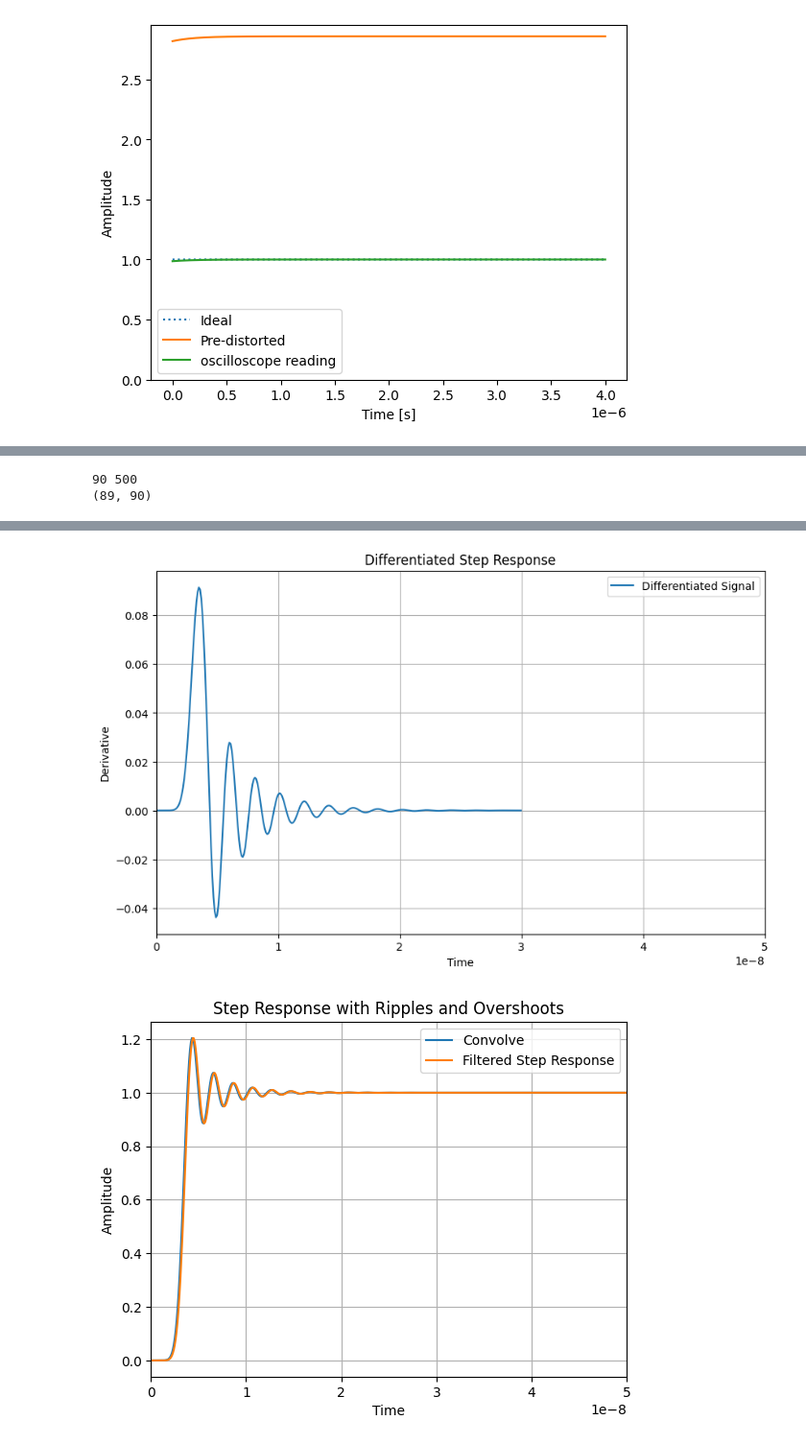
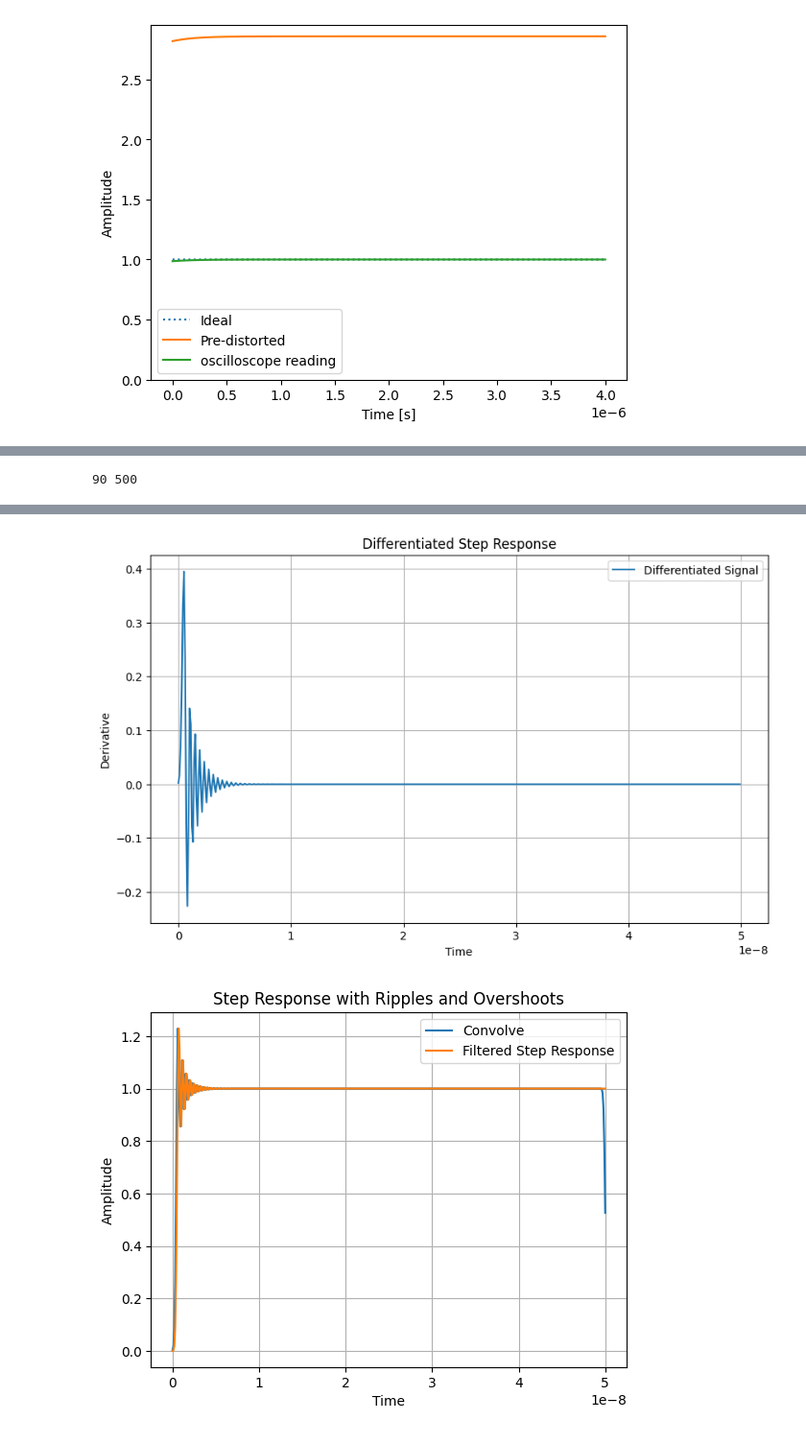
Before and after one commit to mainCSG/QBlox-CSG, a Jupyter notebook: experiments/bias-tee-transfer-function/transfer_function.ipynb, the cells around one changed output, grey strips where cells are left out. Shown: that part at 96% size. Saved outputs shown, nothing was run; the diff lists cells and outputs as text; code cells hidden in the pictures.

```diff
--- a/experiments/bias-tee-transfer-function/transfer_function.ipynb
+++ b/experiments/bias-tee-transfer-function/transfer_function.ipynb
@@ -131,7 +128,7 @@ import scipy as sp
 
 # Define parameters
 num_taps_fir = 5  # Number of taps for the FIR filter
-num_taps_iir = 16   # Number of taps for the IIR filter
+num_taps_iir = 15   # Number of taps for the IIR filter
 
 Ts_AWG = 1.8e9
 Ts_Osc = 10e9
@@ -141,13 +138,11 @@ fs_Osc = 1/Ts_Osc
 TPulse = 50e-9
 
 N = int(TPulse * Ts_AWG)
+
 M = int(TPulse * Ts_Osc)
+
 print(N,M)
 H_resampling = construct_resampling_matrix(N, M)
-
-
-x = np.ones(N)
-y = np.ones(M)
 
 D = np.zeros((N-1, N))
 
@@ -158,16 +153,14 @@ np.fill_diagonal(D, 1)
 for i in range(N-1):
     D[i, i+1] = -1
 
-print(D.shape)
-np.power(D@x, 2).sum()
-
 # Generate step input
 t = np.linspace(0, TPulse, M)
 step_input = np.ones_like(t)
+step_input = sp.ndimage.gaussian_filter1d(step_input, sigma=0.1)
 
 
 # Design IIR filter (for generating ripples and overshoots)
-iir_b, iir_a = signal.butter(num_taps_iir, 0.1)
+iir_b, iir_a = signal.butter(num_taps_iir, 0.5)
 output_iir = signal.lfilter(iir_b, iir_a, step_input)
 
 
@@ -184,28 +177,29 @@ plt.ylabel('Amplitude')
 plt.title('Step Response with Ripples and Overshoots')
 plt.grid(True)
 plt.legend()
-plt.xlim(0,50e-9)
 plt.show()
+
 
 h = np.diff(output_iir)
 
 # Plot the differentiated signal
 plt.figure(figsize=(10, 6))
-plt.plot(t[:300], h[:300], label='Differentiated Signal')
+plt.plot(t[:-1], h, label='Differentiated Signal')
 plt.xlabel('Time')
 plt.ylabel('Derivative')
 plt.title('Differentiated Step Response')
 plt.grid(True)
 plt.legend()
-plt.xlim(0,50e-9)
+# plt.xlim(0,50e-9)
 plt.show()
 
 Himp = sp.linalg.convolution_matrix(h, n=M)[:M,:M]
 
 # print(M, N,Himp.shape,  H_resampling.shape, x.shape)
 # print(Himp.shape, H_resampling.shape)
+x = np.ones(N)
 y = Himp @ H_resampling @ x
-# y = np.convolve(h, x)[:M]
+# print(y)
 
 plt.plot(t,y, label='Convolve')
 plt.plot(t, output_iir, label='Filtered Step Response')
@@ -215,8 +209,6 @@ plt.ylabel('Amplitude')
 plt.title('Step Response with Ripples and Overshoots')
 plt.grid(True)
 plt.legend()
-plt.xlim(0,50e-9)
 plt.show()
 # %% [output]
 90 500
-(89, 90)
@@ -224,5 +216,5 @@ plt.show()
-[figure, old version]
+[figure, new version]
-[figure, old version]
+[figure, new version]
 # %%
 import torch
 
```
Also changed, not shown: parts of 5 cells of this notebook.
